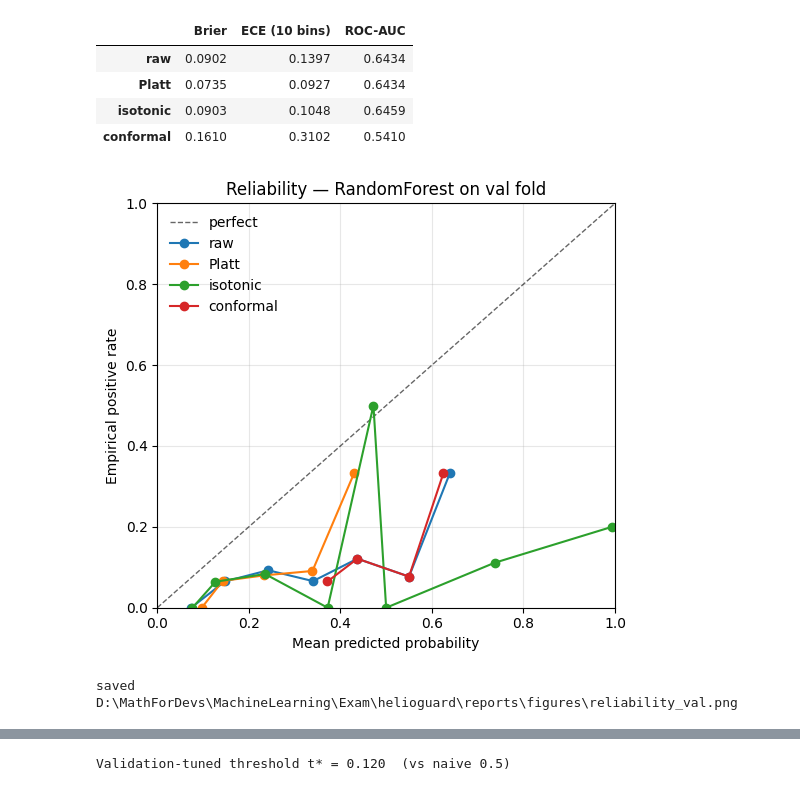
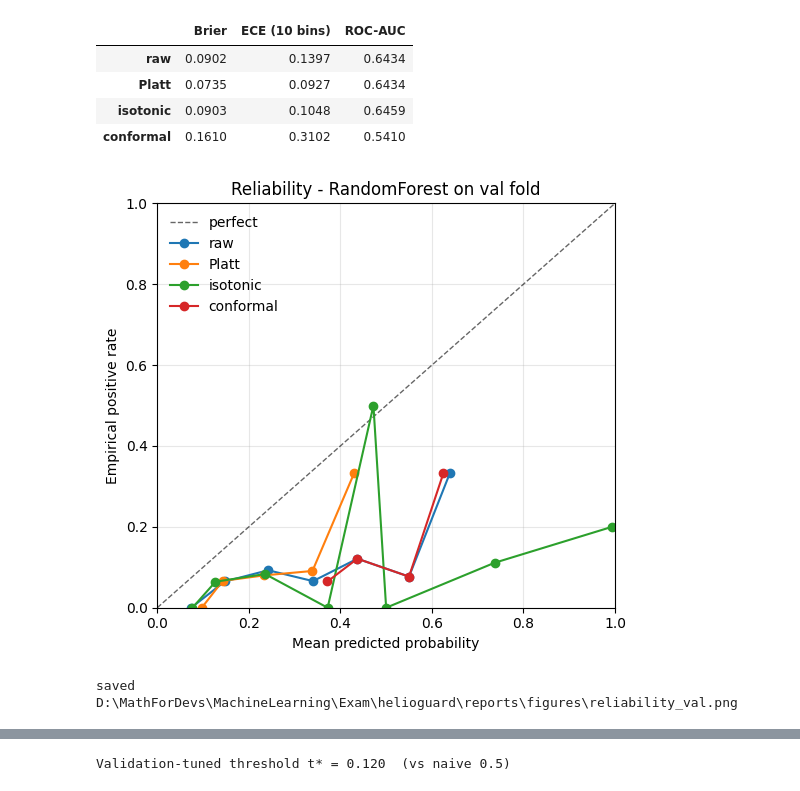
Before and after one commit to niki7o/HelioGuard, a Jupyter notebook: notebooks/helioguard.ipynb, the cells around one changed output, grey strips where cells are left out. Drawn from its saved outputs; the diff is of its cells as text; code cells hidden in the pictures.

```diff
--- a/notebooks/helioguard.ipynb
+++ b/notebooks/helioguard.ipynb
@@ -875,13 +875,13 @@ cal_table
 | conformal | 0.1610 | 0.3102 | 0.5410 |
 # %%
 reliability_diagram(y_val.values, probas, n_bins=10,
-                     title=f'Reliability — {best_name} on val fold')
+                     title=f'Reliability - {best_name} on val fold')
 plt.tight_layout()
 rel_path = FIGURES_DIR / 'reliability_val.png'
 plt.savefig(rel_path, dpi=140, bbox_inches='tight'); plt.show()
 print(f'saved {rel_path}')
 # %% [output]
-[figure, old version]
+[figure, new version]
 saved D:\MathForDevs\MachineLearning\Exam\helioguard\reports\figures\reliability_val.png
 # %% [markdown]
 ---
```
Also changed, not shown: parts of 27 cells of this notebook, 18 other files.
